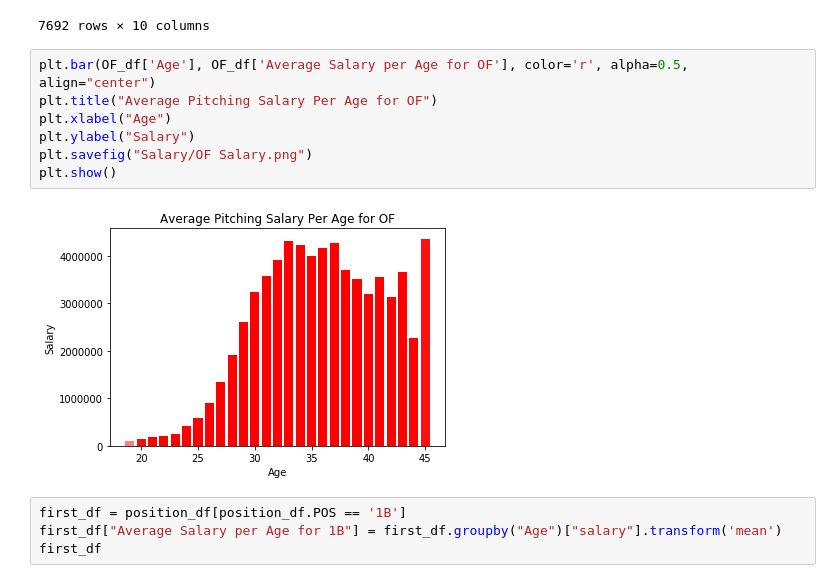
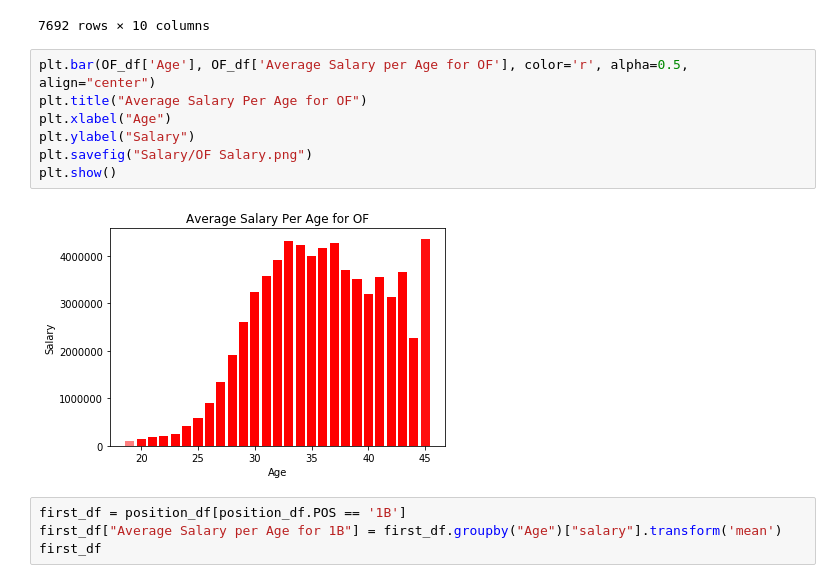
Before and after one commit to AGBarbour/Project-1, a Jupyter notebook: Salaries.ipynb, the cells around one changed output. Drawn from its saved outputs; the diff is of its cells as text.

```diff
--- a/Salaries.ipynb
+++ b/Salaries.ipynb
@@ -572,13 +527,13 @@ See the caveats in the documentation: http://pandas.pydata.org/pandas-docs/stabl
 7692 rows × 10 columns
 # %%
 plt.bar(OF_df['Age'], OF_df['Average Salary per Age for OF'], color='r', alpha=0.5, align="center")
-plt.title("Average Pitching Salary Per Age for OF")
+plt.title("Average Salary Per Age for OF")
 plt.xlabel("Age")
 plt.ylabel("Salary")
 plt.savefig("Salary/OF Salary.png")
 plt.show()
 # %% [output]
-[figure, old version]
+[figure, new version]
 # %%
 first_df = position_df[position_df.POS == '1B']
 first_df["Average Salary per Age for 1B"] = first_df.groupby("Age")["salary"].transform('mean')
```
Also changed, not shown: parts of 10 cells of this notebook, 8 other files.
